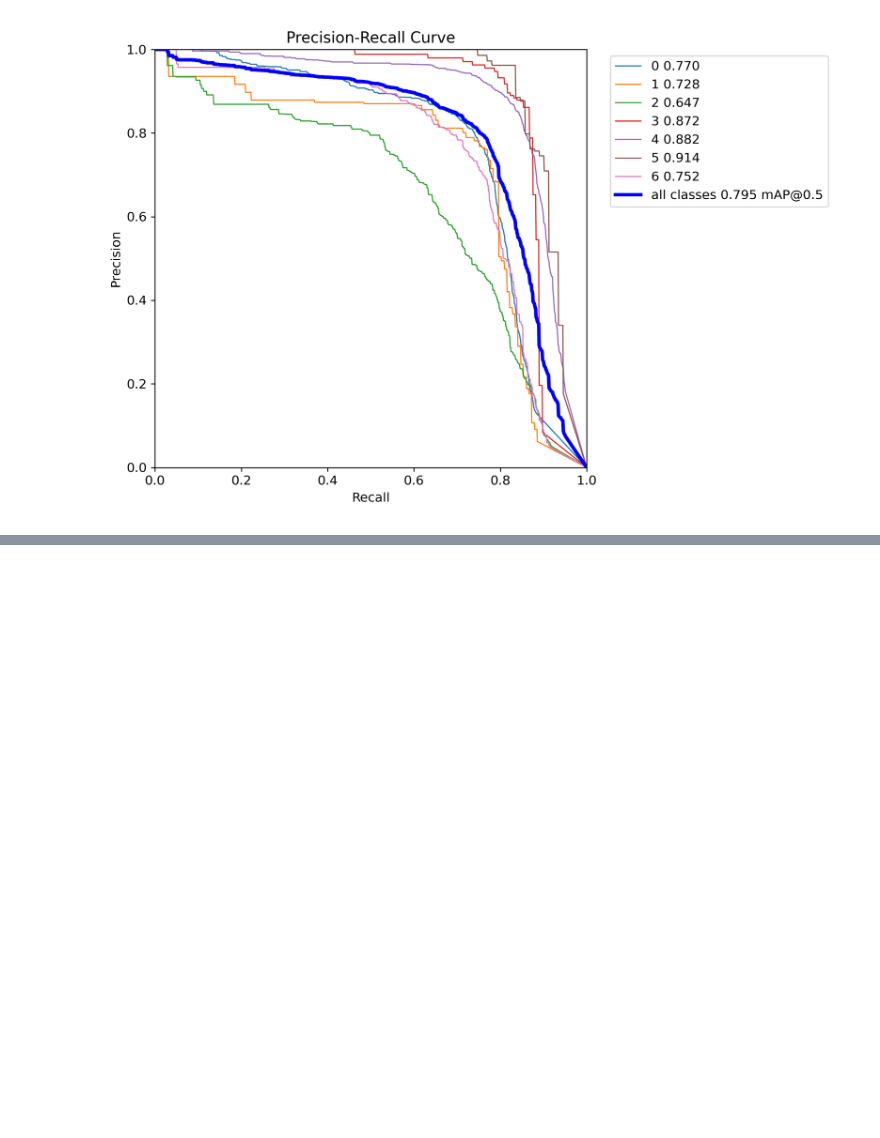
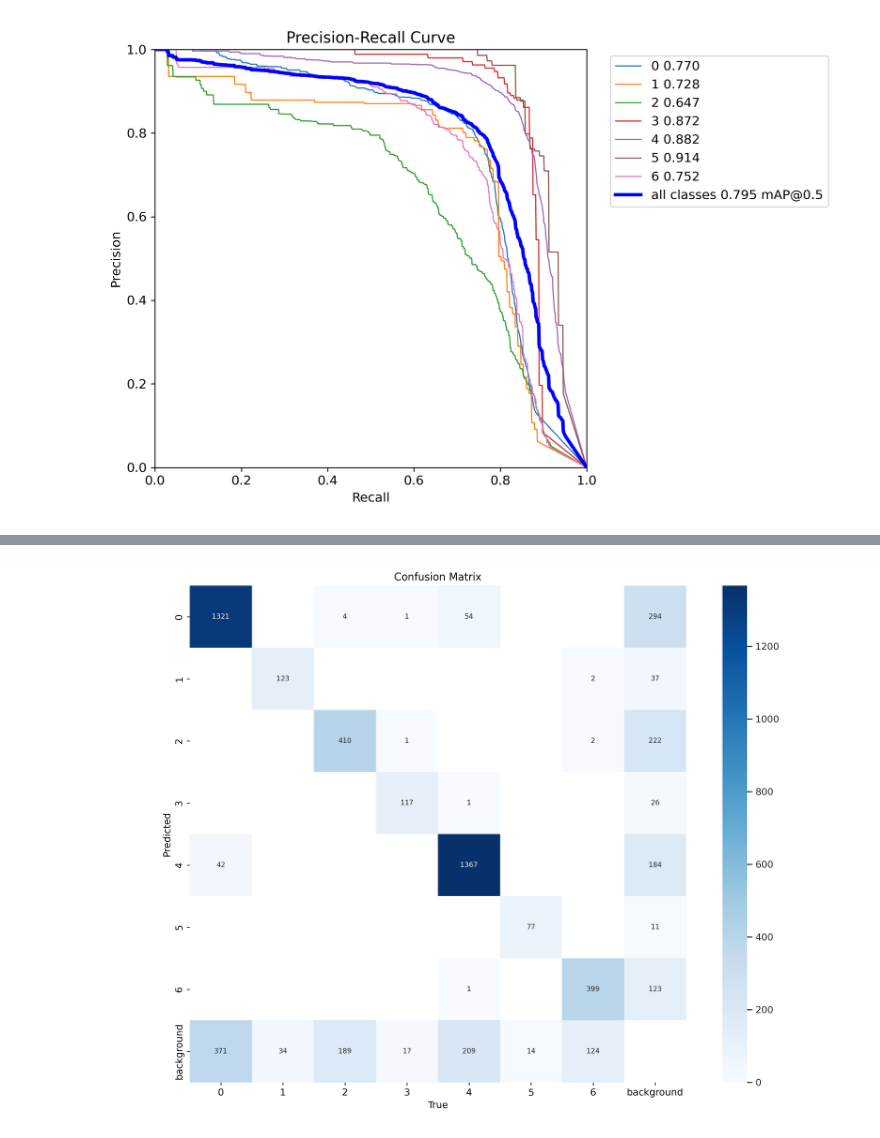
Before and after one commit to Steven032/1515project, a Jupyter notebook: YOLOV8.ipynb, the cells around one changed output, grey strips where cells are left out. Saved outputs shown, nothing was run; the diff lists cells and outputs as text; code cells hidden in the pictures; blank space fills up the shorter version.

```diff
--- a/YOLOV8.ipynb
+++ b/YOLOV8.ipynb
@@ -100,0 +109,4 @@ Image(filename=f'/content/runs/detect/train3/PR_curve.png')
+# %%
+Image(filename=f'/content/runs/detect/train3/confusion_matrix.png')
+# %% [output]
+[figure, added]
```
Also changed, not shown: parts of 3 cells of this notebook.
